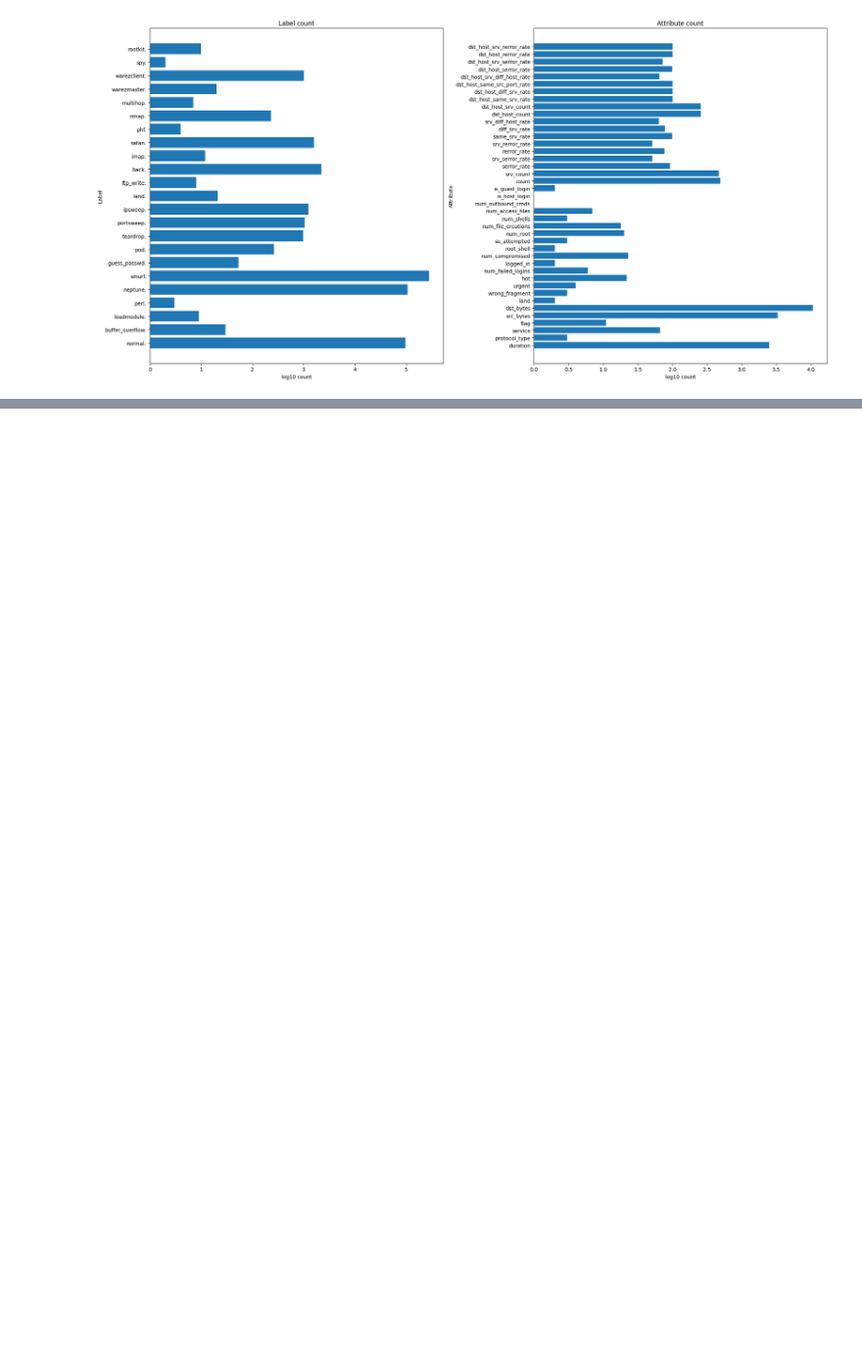
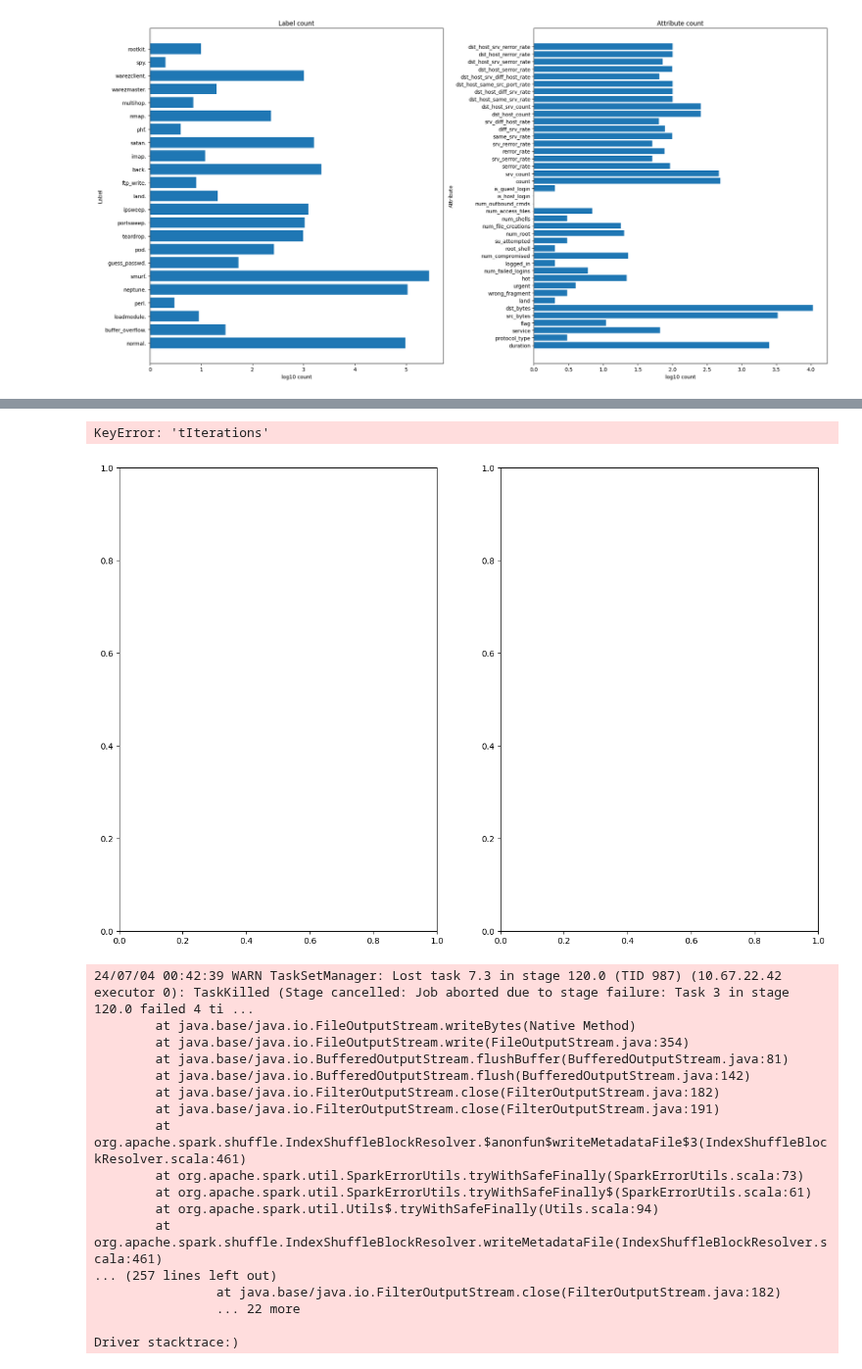
Before and after one commit to LorenzoVigorelli/Distributed-K-Means-Clustering, a Jupyter notebook: spark/DistributedKmeans/Rddexploredataset.ipynb, the cells around one changed output, grey strips where cells are left out. Shown at 98% size. Cells and saved outputs as stored; diff of their text form; code cells hidden in the pictures; blank space fills up the shorter version.

```diff
--- a/spark/DistributedKmeans/Rddexploredataset.ipynb
+++ b/spark/DistributedKmeans/Rddexploredataset.ipynb
@@ -421,0 +559,24 @@ print(a*b)
+# %%
+fig, ax=plt.subplots(1,2, figsize=(15,10))
+ax[0].plot(logParallelKmeans["tIterations"])
+ax[1].plot(logParallelKmeans["CostsKmeans"])
+# %% [output]
+KeyError: 'tIterations'
+[figure, added]
+24/07/04 00:42:39 WARN TaskSetManager: Lost task 7.3 in stage 120.0 (TID 987) (10.67.22.42 executor 0): TaskKilled (Stage cancelled: Job aborted due to stage failure: Task 3 in stage 120.0 failed 4 ti ...
+        at java.base/java.io.FileOutputStream.writeBytes(Native Method)
+        at java.base/java.io.FileOutputStream.write(FileOutputStream.java:354)
+        at java.base/java.io.BufferedOutputStream.flushBuffer(BufferedOutputStream.java:81)
+        at java.base/java.io.BufferedOutputStream.flush(BufferedOutputStream.java:142)
+        at java.base/java.io.FilterOutputStream.close(FilterOutputStream.java:182)
+        at java.base/java.io.FilterOutputStream.close(FilterOutputStream.java:191)
+        at org.apache.spark.shuffle.IndexShuffleBlockResolver.$anonfun$writeMetadataFile$3(IndexShuffleBlockResolver.scala:461)
+        at org.apache.spark.util.SparkErrorUtils.tryWithSafeFinally(SparkErrorUtils.scala:73)
+        at org.apache.spark.util.SparkErrorUtils.tryWithSafeFinally$(SparkErrorUtils.scala:61)
+        at org.apache.spark.util.Utils$.tryWithSafeFinally(Utils.scala:94)
+        at org.apache.spark.shuffle.IndexShuffleBlockResolver.writeMetadataFile(IndexShuffleBlockResolver.scala:461)
+... (257 lines left out)
+                at java.base/java.io.FilterOutputStream.close(FilterOutputStream.java:182)
+                ... 22 more
+
+Driver stacktrace:)
```
Also changed, not shown: parts of 66 cells of this notebook, 2 other files.
